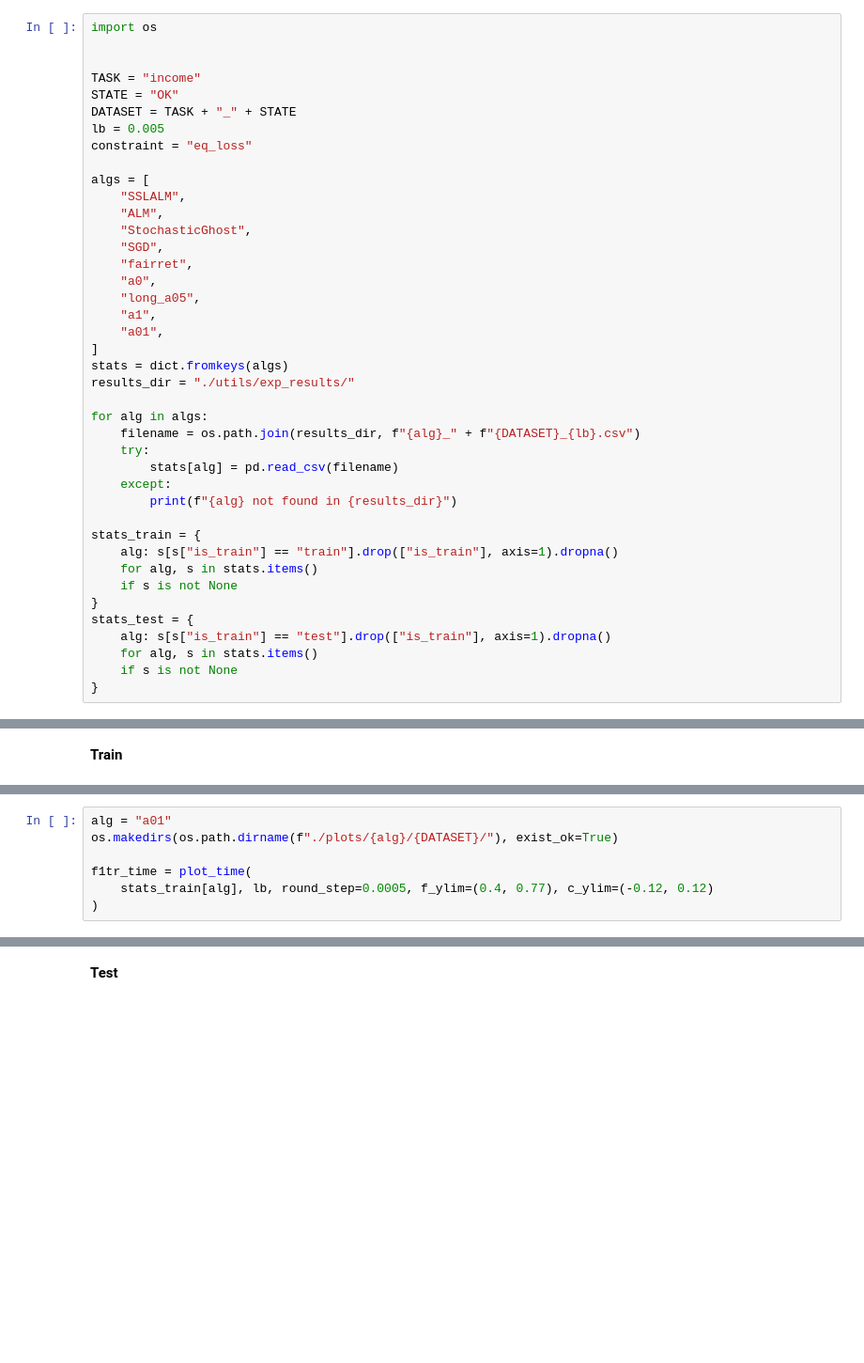
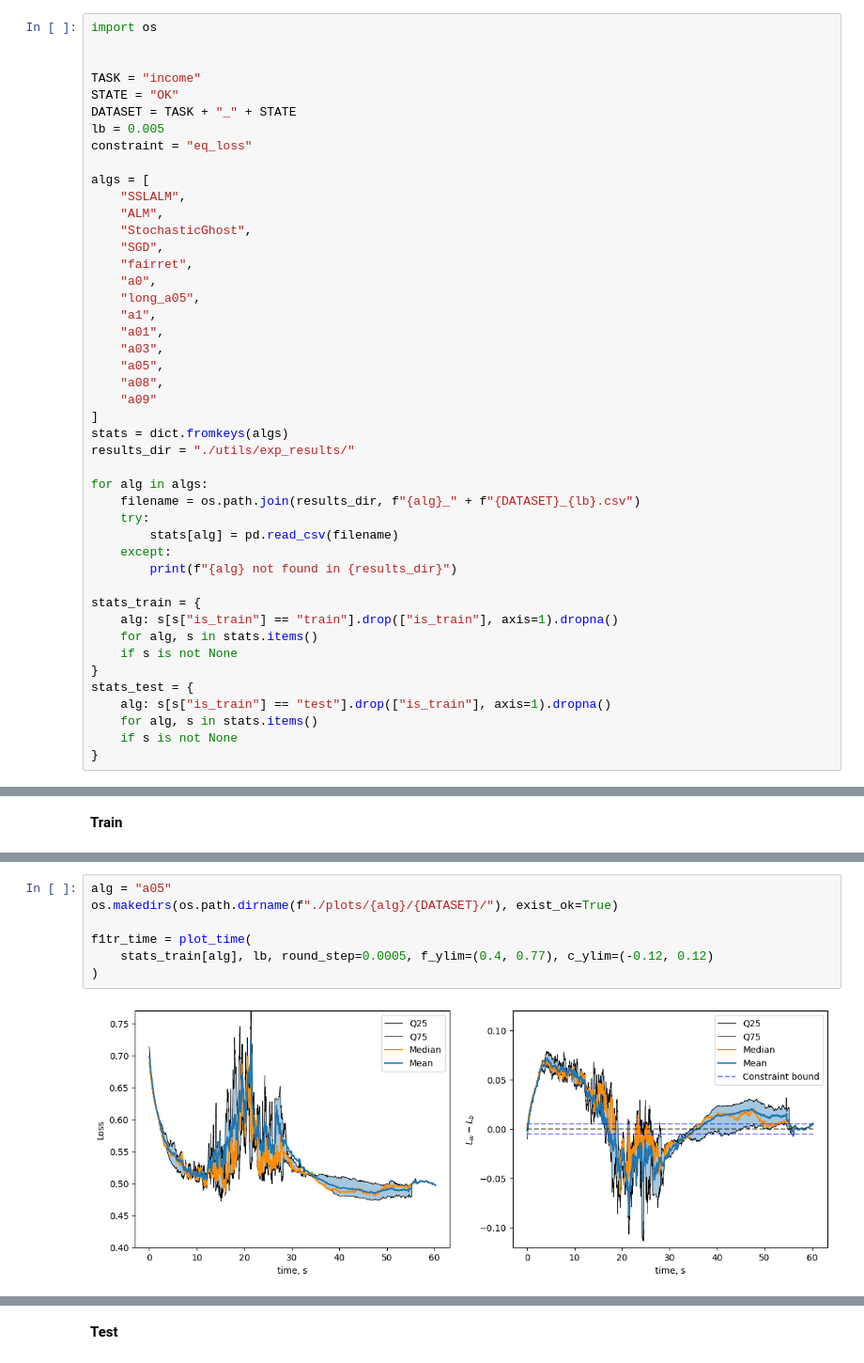
Before and after one commit to andrewklayk/humancompatible-train, a Jupyter notebook: experiments/algo_plots.ipynb, the cells around one changed output, grey strips where cells are left out. Shown at 94% size. Drawn from its saved outputs; the diff is of its cells as text; blank space fills up the shorter version.

```diff
--- a/experiments/algo_plots.ipynb
+++ b/experiments/algo_plots.ipynb
@@ -23,6 +23,10 @@ algs = [
     "long_a05",
     "a1",
     "a01",
+    "a03",
+    "a05",
+    "a08",
+    "a09"
 ]
 stats = dict.fromkeys(algs)
 results_dir = "./utils/exp_results/"
@@ -60,8 +66,10 @@ f1tr_time = plot_time(
 # %%
-alg = "a01"
+alg = "a05"
 os.makedirs(os.path.dirname(f"./plots/{alg}/{DATASET}/"), exist_ok=True)
 
 f1tr_time = plot_time(
     stats_train[alg], lb, round_step=0.0005, f_ylim=(0.4, 0.77), c_ylim=(-0.12, 0.12)
 )
+# %% [output]
+[figure, added]
 # %%
```
Also changed, not shown: parts of 32 cells of this notebook, 6 other files.
